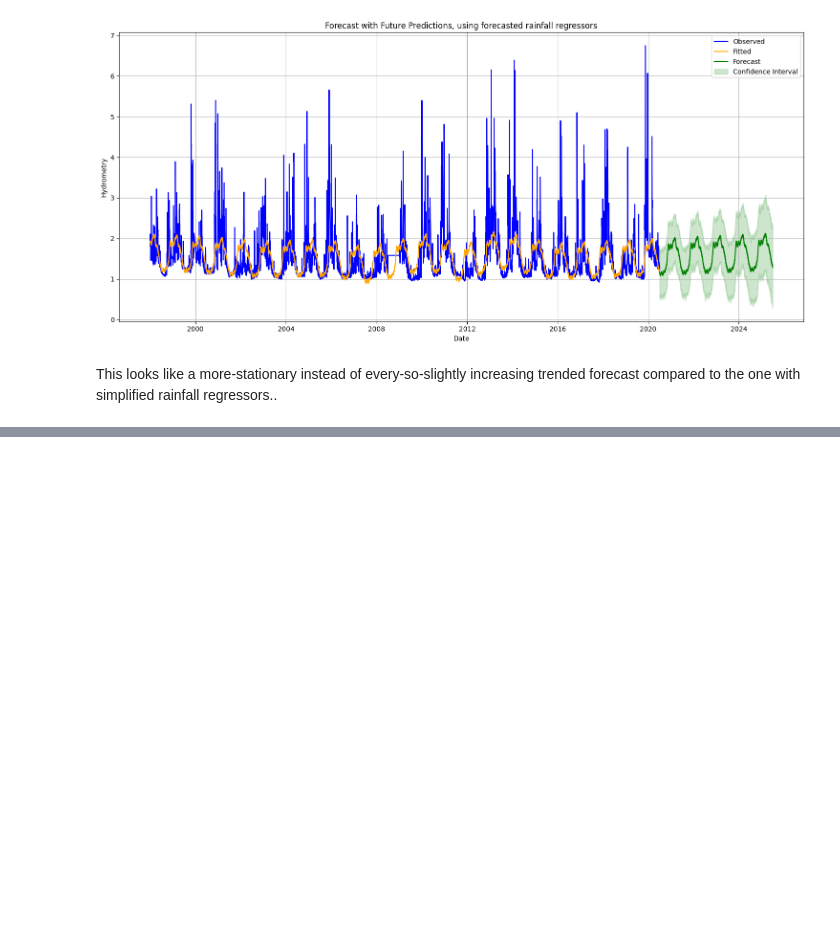
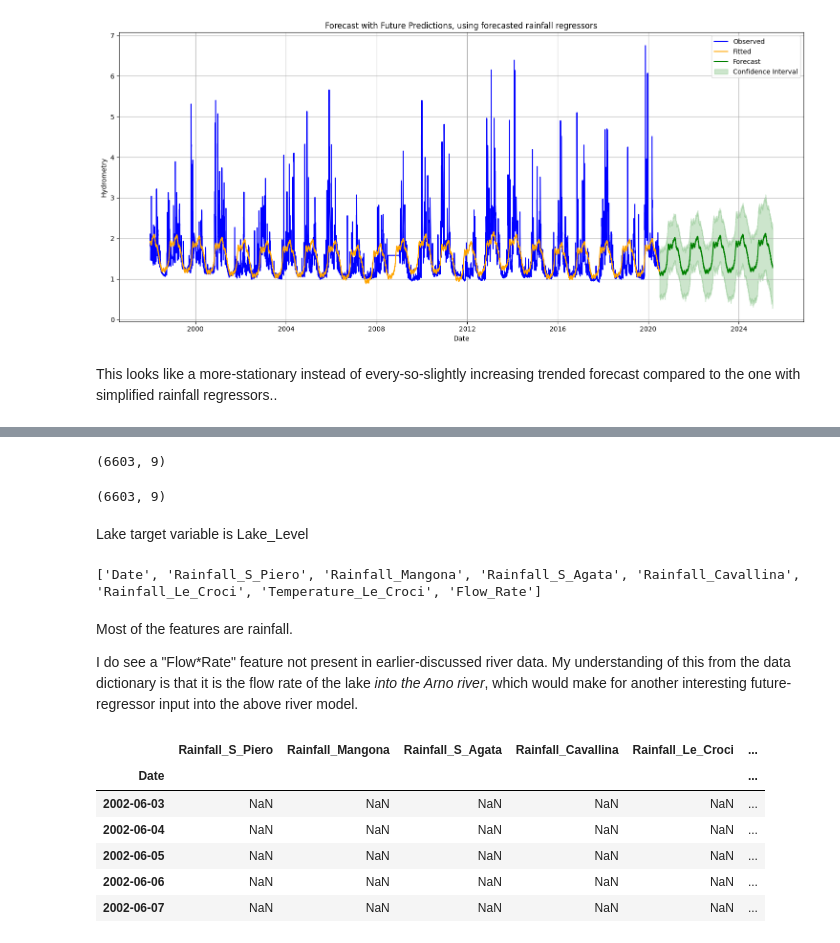
Before and after one commit to NWinocur/kaggle-acea-water-prediction, a Jupyter notebook: src/explore.ipynb, the cells around one changed output, grey strips where cells are left out. Cells and saved outputs as stored; diff of their text form; code cells hidden in the pictures; blank space fills up the shorter version.

```diff
--- a/src/explore.ipynb
+++ b/src/explore.ipynb
@@ -591,0 +605,35 @@ This looks like a more-stationary instead of every-so-slightly increasing trende
+# %%
+lake_df.shape
+# %% [output]
+(6603, 9)
+# %%
+lake_df = lake_df[lake_df.Lake_Level.notna()].reset_index(drop=True)
+lake_df.shape
+# %% [output]
+(6603, 9)
+# %% [markdown]
+Lake target variable is Lake_Level
+# %%
+lake_target = ["Lake_Level"]
+lake_features = [col for col in lake_df.columns if col not in lake_target]
+
+print(lake_features)
+# %% [output]
+['Date', 'Rainfall_S_Piero', 'Rainfall_Mangona', 'Rainfall_S_Agata', 'Rainfall_Cavallina', 'Rainfall_Le_Croci', 'Temperature_Le_Croci', 'Flow_Rate']
+# %% [markdown]
+Most of the features are rainfall.
+
+I do see a "Flow\*Rate" feature not present in earlier-discussed river data. My understanding of this from the data dictionary is that it is the flow rate of the lake _into the Arno river_, which would make for another interesting future-regressor input into the above river model.
+# %%
+lake_df['Date'] = pd.to_datetime(lake_df['Date'], dayfirst=True) # setting dayfirst=True appears more compatible with Prophet than setting format = '%d/%m/%Y')
+lake_df.set_index('Date', inplace=True) # if we stuck with integer indes instead of DatetimeIndex, then a later time-based interpolation would error
+
+lake_df.head()
+# %% [output]
+|  | Rainfall_S_Piero | Rainfall_Mangona | Rainfall_S_Agata | Rainfall_Cavallina | Rainfall_Le_Croci | ... |
+| Date |  |  |  |  |  | ... |
+| 2002-06-03 | NaN | NaN | NaN | NaN | NaN | ... |
+| 2002-06-04 | NaN | NaN | NaN | NaN | NaN | ... |
+| 2002-06-05 | NaN | NaN | NaN | NaN | NaN | ... |
+| 2002-06-06 | NaN | NaN | NaN | NaN | NaN | ... |
+| 2002-06-07 | NaN | NaN | NaN | NaN | NaN | ... |
```
Also changed, not shown: parts of 7 cells of this notebook.
